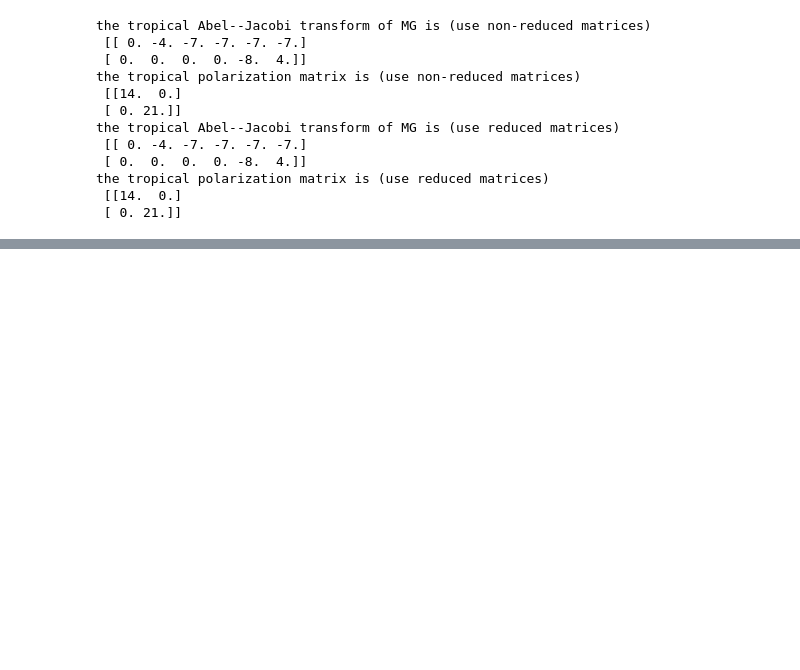
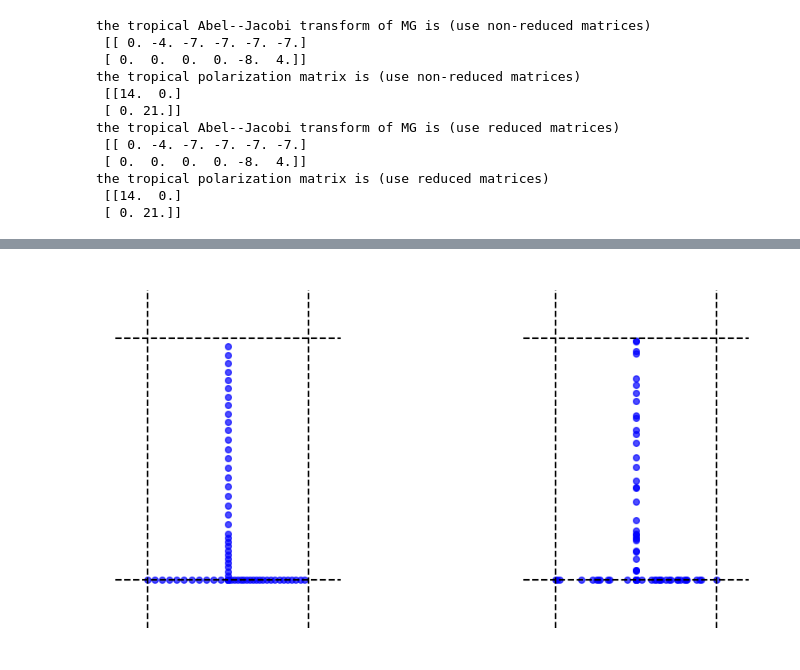
Before and after one commit to YueqiCao/Tropical-Abel-Jacobi, a Jupyter notebook: notebooks/tropical transform.ipynb, the cells around one changed output, grey strips where cells are left out. Drawn from its saved outputs; the diff is of its cells as text; code cells hidden in the pictures; blank space fills up the shorter version.

Commit message:
add interpolation

```diff
--- a/notebooks/tropical transform.ipynb
+++ b/notebooks/tropical transform.ipynb
@@ -177,0 +183,27 @@ plt.show()
+# %%
+# interpolate points in the metric graph
+
+# equidistant interpolation
+ratio = 10
+V_eq = MG.interpolate(MST, V, ratio, method="equidistant")
+V_rand = MG.interpolate(MST, V, ratio, method="random")
+
+fig, axes = plt.subplots(1,2, figsize=(12,6))
+
+# subplot for equidistant interpolation
+draw_lattice_2D(Q, axes[0])
+Vr = translate_to_fundamental_domain(V_eq, Q)
+axes[0].scatter(Vr[0,:], Vr[1,:], color='blue', s=30, alpha=0.7)
+axes[0].set_aspect('equal')
+axes[0].axis('off')
+
+# subplot for random interpolation
+draw_lattice_2D(Q, axes[1])
+Vr = translate_to_fundamental_domain(V_rand, Q)
+axes[1].scatter(Vr[0,:], Vr[1,:], color='blue', s=30, alpha=0.7)
+axes[1].set_aspect('equal')
+axes[1].axis('off')
+
+plt.show()
+# %% [output]
+[figure, added]
```
Also changed, not shown: parts of 2 cells of this notebook, 1 other file.
